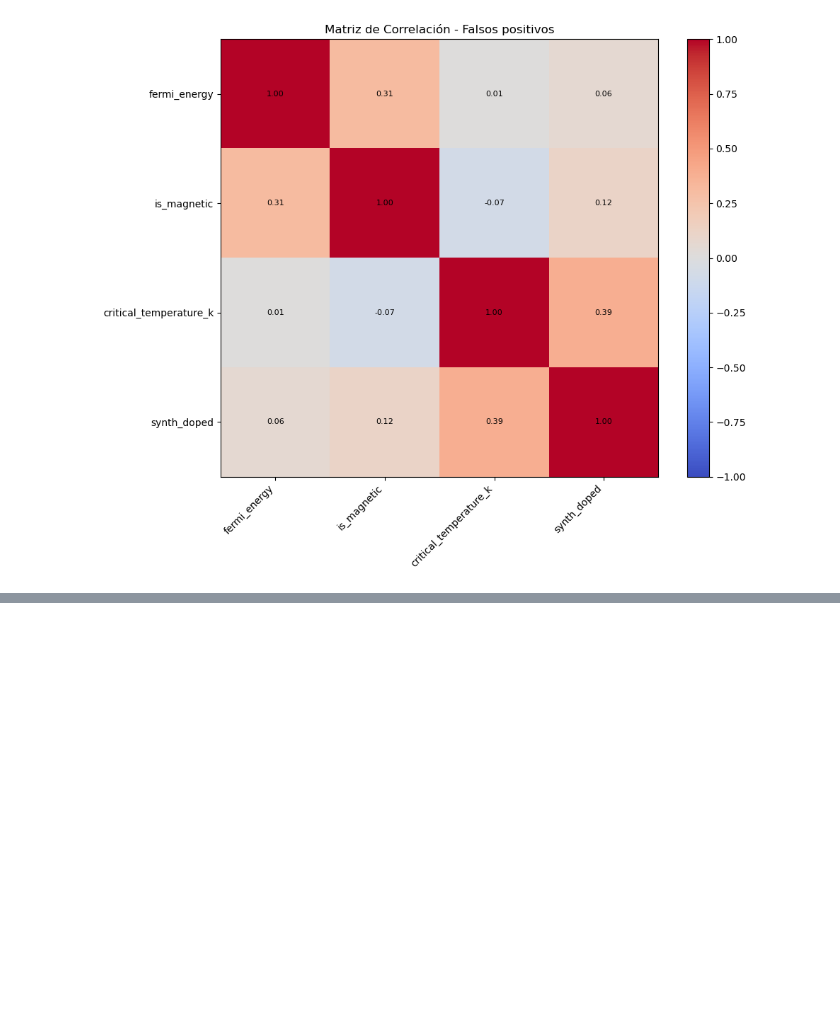
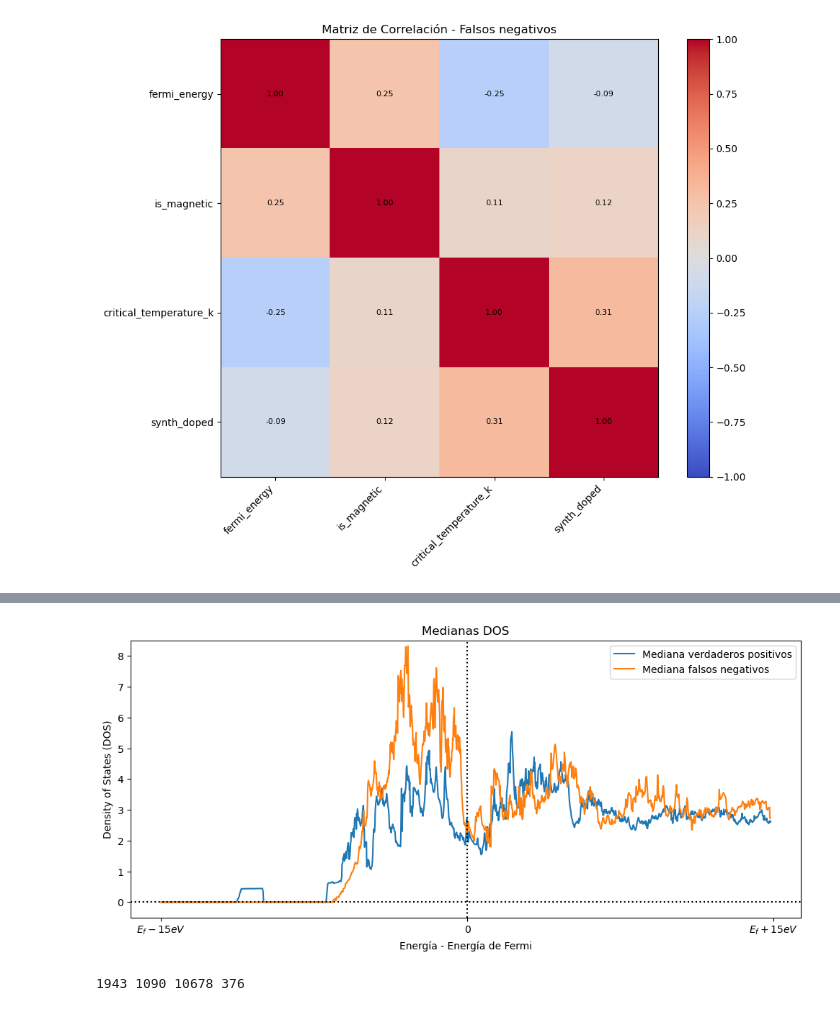
Before and after one commit to olayafgon/ML-and-Superconductors, a Jupyter notebook: src/patrones.ipynb, the cells around one changed output, grey strips where cells are left out. Cells and saved outputs as stored; diff of their text form; code cells hidden in the pictures; blank space fills up the shorter version.

```diff
--- a/src/patrones.ipynb
+++ b/src/patrones.ipynb
@@ -372,0 +438,51 @@ No artists with labels found to put in legend.  Note that artists whose label st
+# %%
+def plot_median_dos_superposed(data_materials1, data_materials2, data_materials3, data_materials4, title1, title2, title3, title4, combined_title):
+    """
+    Plots average DOS curves for two sets of data superimposed.
+    """
+    data_plot1 = data_materials1.copy()
+    data_plot2 = data_materials2.copy()
+    data_plot3 = data_materials3.copy()
+    data_plot4 = data_materials4.copy()
+
+    plt.figure(figsize=(12,5))
+
+    average_dos1 = data_plot1.loc[:, 'DOS_m15_00':'DOS_p15_00'].median(axis=0)
+    average_dos2 = data_plot2.loc[:, 'DOS_m15_00':'DOS_p15_00'].median(axis=0)
+    average_dos3 = data_plot3.loc[:, 'DOS_m15_00':'DOS_p15_00'].median(axis=0)
+    average_dos4 = data_plot4.loc[:, 'DOS_m15_00':'DOS_p15_00'].median(axis=0)
+
+    plt.plot(average_dos1, label=title1)
+    plt.plot(average_dos2, label=title2)
+    # plt.plot(average_dos3, label=title3)
+    # plt.plot(average_dos4, label=title4)
+
+    num_cols = len(data_materials1.columns)
+    center_index = num_cols // 2
+
+    plt.axhline(y=0, color='black', linestyle=':')
+    plt.axvline(x=center_index, color='black', linestyle=':')
+    plt.xticks([0, center_index, num_cols - 1], labels=['$E_f-15eV$', '0', '$E_f+15eV$'])
+    plt.ylabel("Density of States (DOS)")
+    plt.xlabel("Energía - Energía de Fermi")
+    plt.title(combined_title)
+
+    plt.grid(False)
+    plt.legend()
+
+    plt.ylim(-0.5, 8.5)
+
+    plt.show()
+
+plot_median_dos_superposed(verdaderos_positivos, falsos_negativos, verdaderos_negativos, falsos_positivos,
+                           title1='Mediana verdaderos positivos',
+                           title2='Mediana falsos negativos',
+                           title3='Mediana verdaderos negativos',
+                           title4='Mediana falsos positivos',
+                           combined_title='Medianas DOS')
+# %% [output]
+[figure, added]
+# %%
+print(len(verdaderos_positivos), len(falsos_negativos), len(verdaderos_negativos), len(falsos_positivos))
+# %% [output]
+1943 1090 10678 376
```
Also changed, not shown: parts of 14 cells of this notebook.
